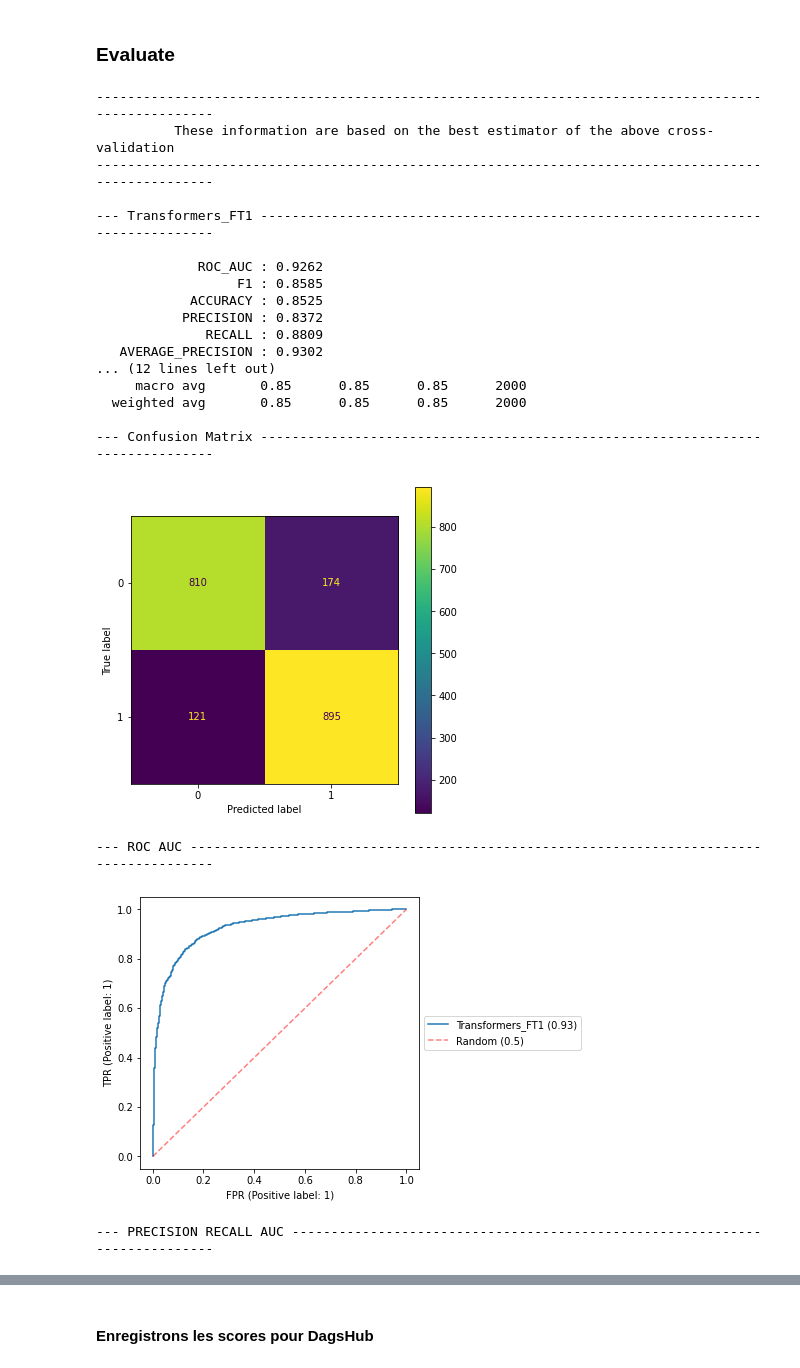
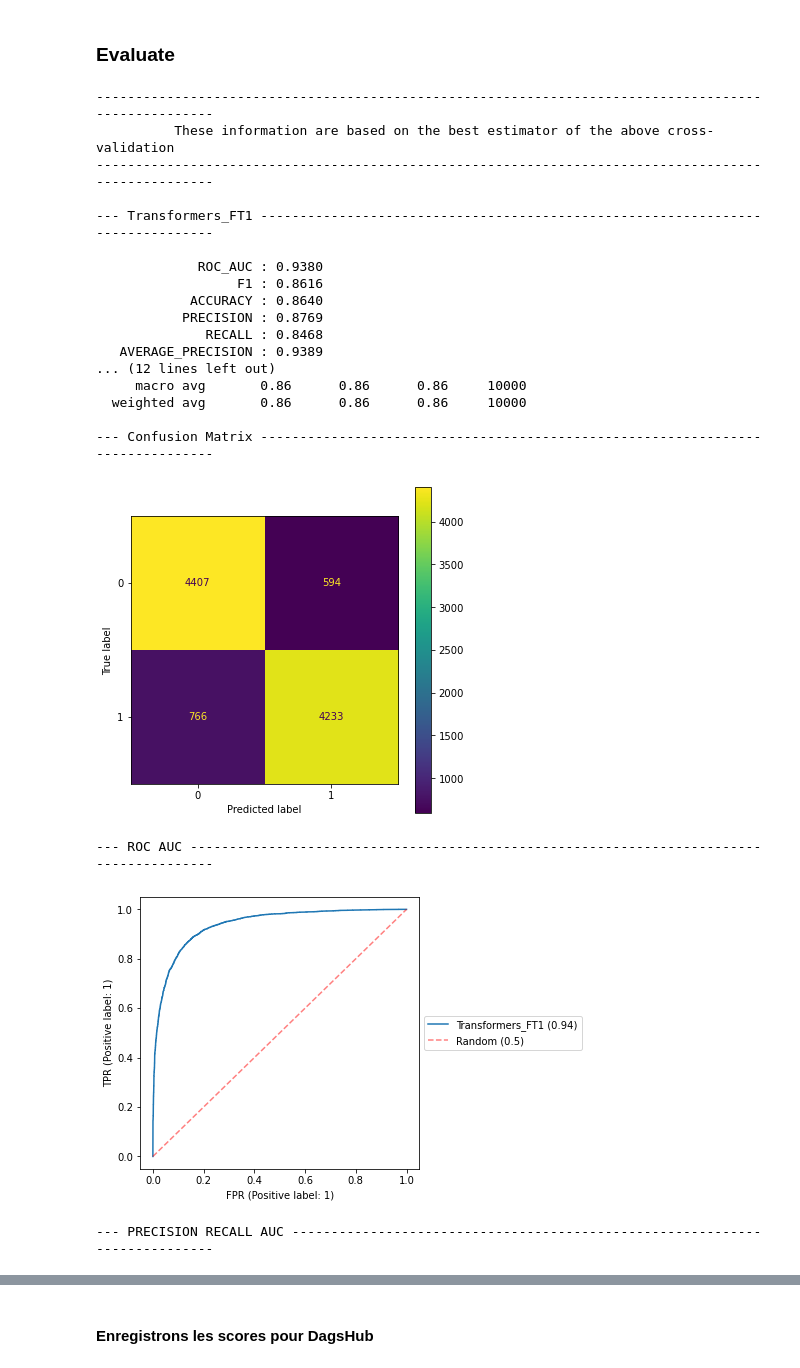
Before and after one commit to Valkea/OC_AI_07, a Jupyter notebook: 07_Classification_Transformers.ipynb, the cells around one changed output, grey strips where cells are left out. Cells and saved outputs as stored; diff of their text form; code cells hidden in the pictures.

Commit message:
experiment: 100K trainings | Transformers FT1

```diff
--- a/07_Classification_Transformers.ipynb
+++ b/07_Classification_Transformers.ipynb
@@ -627,8 +633,9 @@ model_name = "Transformers_FT1"
 archi_desc = f"Auto* Fine-tuning \"{hug_model_name}\""
 X_test_ready = test_df['text']
 y_test = test_df['label']
-batch_size = 64
-epochs = 5
+batch_size = 128
+epochs = 25
+learning_rate=1e-5
 # %% [markdown]
 ### Tokenize
 # %%
@@ -639,11 +646,11 @@ def tokenize_function(examples):
 
 tokenized_datasets = dsplit.map(tokenize_function, batched=True, )
 # %%
-sample_size = 20000
-train_size = int(sample_size*0.9)
-test_size = sample_size - train_size
+#sample_size = 20000
+#train_size = int(sample_size*0.9)
+#test_size = sample_size - train_size
 
-train_ds = tokenized_datasets['train'].shuffle(seed=random_seed).select(range(train_size))
-test_ds = tokenized_datasets['test'].shuffle(seed=random_seed).select(range(test_size))
+train_ds = tokenized_datasets['train']#.shuffle(seed=random_seed).select(range(train_size))
+test_ds = tokenized_datasets['test']#.shuffle(seed=random_seed).select(range(test_size))
 print(f"train_ds: {train_ds.shape}, test_ds:{test_ds.shape}")
 # %% [output]
@@ -704,7 +713,7 @@ Non-trainable params: 0
 _________________________________________________________________
 # %%
 model.compile(
-    optimizer=tf.keras.optimizers.Adam(learning_rate=1e-5),
+    optimizer=tf.keras.optimizers.Adam(learning_rate=learning_rate), # 2e-5 Value recommended by the Bert team
     loss="binary_crossentropy", #loss=tf.keras.losses.BinaryCrossentropy(), #from_logits=True),
     metrics=['accuracy'],# metrics=tf.metrics.SparseCategoricalAccuracy(),
 )
@@ -781,37 +798,39 @@ y_preds = (tf_outputs['logits'] >= 0.5).astype("int")
 print(len(y_preds))
 # %% [markdown]
 ### Evaluate
+# %%
+training_time = 7363
 # %%
 scores = get_scores(
     model_name,
     y_ref=test_ds['label'],
     y_pred=y_preds,
     y_pred_proba=y_preds_proba,
     threshold=0.5,
-    training_time=0,
+    training_time=training_time,
     inference_time=inf_time,
     show_roccurves=True,
     register=True,
 )
 # %% [output]
 ----------------------------------------------------------------------------------------------------
           These information are based on the best estimator of the above cross-validation
 ----------------------------------------------------------------------------------------------------
 
 --- Transformers_FT1 -------------------------------------------------------------------------------
 
-             ROC_AUC : 0.9262
-                  F1 : 0.8585
-            ACCURACY : 0.8525
-           PRECISION : 0.8372
-              RECALL : 0.8809
-   AVERAGE_PRECISION : 0.9302
+             ROC_AUC : 0.9380
+                  F1 : 0.8616
+            ACCURACY : 0.8640
+           PRECISION : 0.8769
+              RECALL : 0.8468
+   AVERAGE_PRECISION : 0.9389
 ... (12 lines left out)
-     macro avg       0.85      0.85      0.85      2000
-  weighted avg       0.85      0.85      0.85      2000
+     macro avg       0.86      0.86      0.86     10000
+  weighted avg       0.86      0.86      0.86     10000
 
 --- Confusion Matrix -------------------------------------------------------------------------------
-[figure, old version]
+[figure, new version]
 --- ROC AUC ----------------------------------------------------------------------------------------
-[figure, old version]
+[figure, new version]
 --- PRECISION RECALL AUC ---------------------------------------------------------------------------
```
Also changed, not shown: parts of 16 cells of this notebook, 3 other files.
